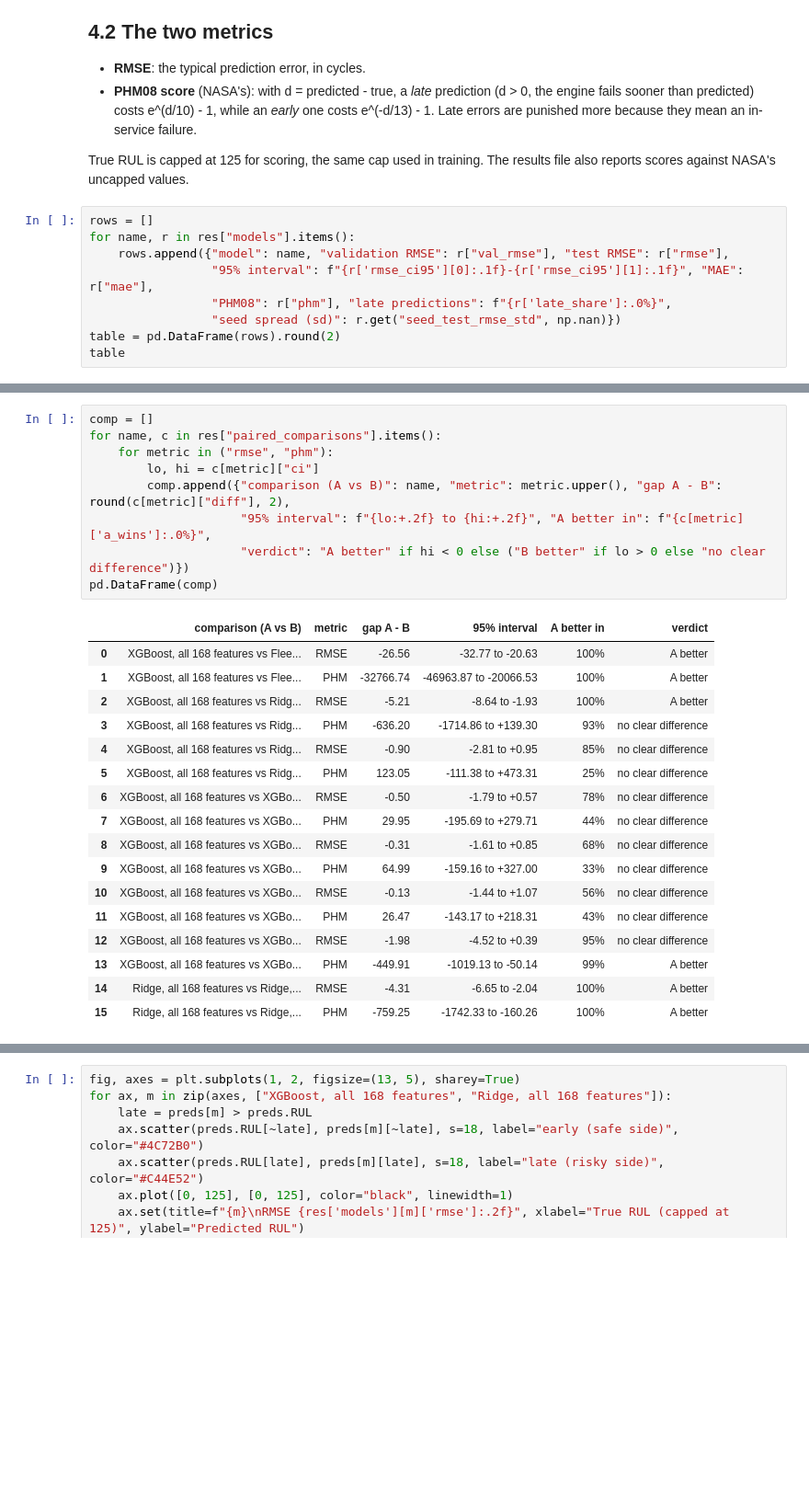
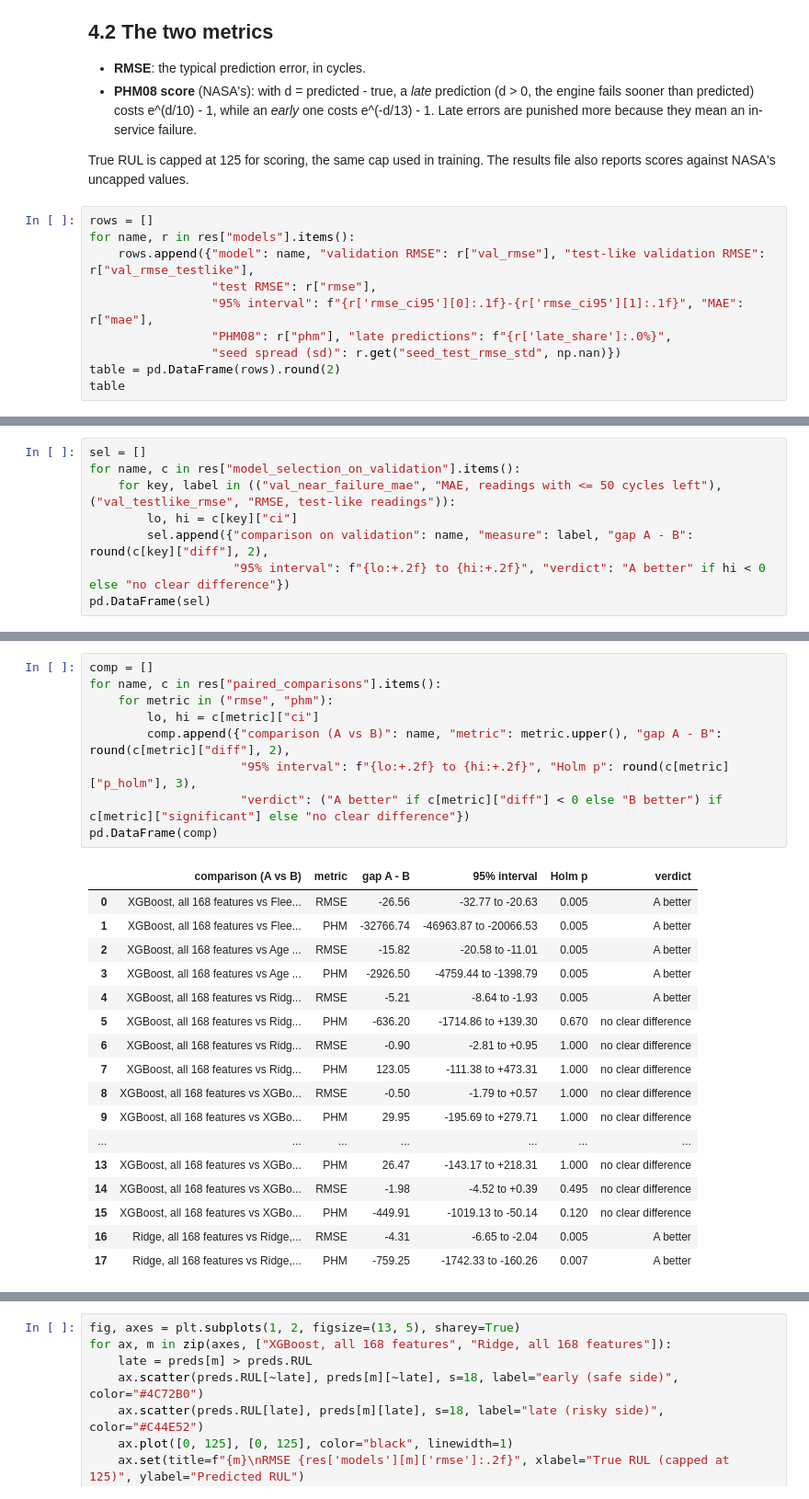
Before and after one commit to krishna6116/Predictive-Maintenance-OEE, a Jupyter notebook: notebooks/04_baselines.ipynb, the cells around one changed output, grey strips where cells are left out. Shown at 92% size. Cells and saved outputs as stored; diff of their text form; blank space fills up the shorter version.

```diff
--- a/notebooks/04_baselines.ipynb
+++ b/notebooks/04_baselines.ipynb
@@ -40,7 +40,8 @@ True RUL is capped at 125 for scoring, the same cap used in training. The result
 # %%
 rows = []
 for name, r in res["models"].items():
-    rows.append({"model": name, "validation RMSE": r["val_rmse"], "test RMSE": r["rmse"],
+    rows.append({"model": name, "validation RMSE": r["val_rmse"], "test-like validation RMSE": r["val_rmse_testlike"],
+                 "test RMSE": r["rmse"],
                  "95% interval": f"{r['rmse_ci95'][0]:.1f}-{r['rmse_ci95'][1]:.1f}", "MAE": r["mae"],
                  "PHM08": r["phm"], "late predictions": f"{r['late_share']:.0%}",
                  "seed spread (sd)": r.get("seed_test_rmse_std", np.nan)})
@@ -68,0 +81,8 @@ fig.savefig(FIG / "fd001_baselines_rmse.png", dpi=150, bbox_inches="tight")
+# %%
+sel = []
+for name, c in res["model_selection_on_validation"].items():
+    for key, label in (("val_near_failure_mae", "MAE, readings with <= 50 cycles left"), ("val_testlike_rmse", "RMSE, test-like readings")):
+        lo, hi = c[key]["ci"]
+        sel.append({"comparison on validation": name, "measure": label, "gap A - B": round(c[key]["diff"], 2),
+                    "95% interval": f"{lo:+.2f} to {hi:+.2f}", "verdict": "A better" if hi < 0 else "no clear difference"})
+pd.DataFrame(sel)
@@ -75,28 +103,28 @@ fig.savefig(FIG / "fd001_baselines_rmse.png", dpi=150, bbox_inches="tight")
 # %%
 comp = []
 for name, c in res["paired_comparisons"].items():
     for metric in ("rmse", "phm"):
         lo, hi = c[metric]["ci"]
         comp.append({"comparison (A vs B)": name, "metric": metric.upper(), "gap A - B": round(c[metric]["diff"], 2),
-                     "95% interval": f"{lo:+.2f} to {hi:+.2f}", "A better in": f"{c[metric]['a_wins']:.0%}",
-                     "verdict": "A better" if hi < 0 else ("B better" if lo > 0 else "no clear difference")})
+                     "95% interval": f"{lo:+.2f} to {hi:+.2f}", "Holm p": round(c[metric]["p_holm"], 3),
+                     "verdict": ("A better" if c[metric]["diff"] < 0 else "B better") if c[metric]["significant"] else "no clear difference"})
 pd.DataFrame(comp)
 # %% [output]
-|  | comparison (A vs B) | metric | gap A - B | 95% interval | A better in | verdict |
-| 0 | XGBoost, all 168 features vs Flee... | RMSE | -26.56 | -32.77 to -20.63 | 100% | A better |
-| 1 | XGBoost, all 168 features vs Flee... | PHM | -32766.74 | -46963.87 to -20066.53 | 100% | A better |
-| 2 | XGBoost, all 168 features vs Ridg... | RMSE | -5.21 | -8.64 to -1.93 | 100% | A better |
-| 3 | XGBoost, all 168 features vs Ridg... | PHM | -636.20 | -1714.86 to +139.30 | 93% | no clear difference |
-| 4 | XGBoost, all 168 features vs Ridg... | RMSE | -0.90 | -2.81 to +0.95 | 85% | no clear difference |
-| 5 | XGBoost, all 168 features vs Ridg... | PHM | 123.05 | -111.38 to +473.31 | 25% | no clear difference |
-| 6 | XGBoost, all 168 features vs XGBo... | RMSE | -0.50 | -1.79 to +0.57 | 78% | no clear difference |
-| 7 | XGBoost, all 168 features vs XGBo... | PHM | 29.95 | -195.69 to +279.71 | 44% | no clear difference |
-| 8 | XGBoost, all 168 features vs XGBo... | RMSE | -0.31 | -1.61 to +0.85 | 68% | no clear difference |
-| 9 | XGBoost, all 168 features vs XGBo... | PHM | 64.99 | -159.16 to +327.00 | 33% | no clear difference |
-| 10 | XGBoost, all 168 features vs XGBo... | RMSE | -0.13 | -1.44 to +1.07 | 56% | no clear difference |
-| 11 | XGBoost, all 168 features vs XGBo... | PHM | 26.47 | -143.17 to +218.31 | 43% | no clear difference |
-| 12 | XGBoost, all 168 features vs XGBo... | RMSE | -1.98 | -4.52 to +0.39 | 95% | no clear difference |
-| 13 | XGBoost, all 168 features vs XGBo... | PHM | -449.91 | -1019.13 to -50.14 | 99% | A better |
-| 14 | Ridge, all 168 features vs Ridge,... | RMSE | -4.31 | -6.65 to -2.04 | 100% | A better |
-| 15 | Ridge, all 168 features vs Ridge,... | PHM | -759.25 | -1742.33 to -160.26 | 100% | A better |
+|  | comparison (A vs B) | metric | gap A - B | 95% interval | Holm p | verdict |
+| 0 | XGBoost, all 168 features vs Flee... | RMSE | -26.56 | -32.77 to -20.63 | 0.005 | A better |
+| 1 | XGBoost, all 168 features vs Flee... | PHM | -32766.74 | -46963.87 to -20066.53 | 0.005 | A better |
+| 2 | XGBoost, all 168 features vs Age ... | RMSE | -15.82 | -20.58 to -11.01 | 0.005 | A better |
+| 3 | XGBoost, all 168 features vs Age ... | PHM | -2926.50 | -4759.44 to -1398.79 | 0.005 | A better |
+| 4 | XGBoost, all 168 features vs Ridg... | RMSE | -5.21 | -8.64 to -1.93 | 0.005 | A better |
+| 5 | XGBoost, all 168 features vs Ridg... | PHM | -636.20 | -1714.86 to +139.30 | 0.670 | no clear difference |
+| 6 | XGBoost, all 168 features vs Ridg... | RMSE | -0.90 | -2.81 to +0.95 | 1.000 | no clear difference |
+| 7 | XGBoost, all 168 features vs Ridg... | PHM | 123.05 | -111.38 to +473.31 | 1.000 | no clear difference |
+| 8 | XGBoost, all 168 features vs XGBo... | RMSE | -0.50 | -1.79 to +0.57 | 1.000 | no clear difference |
+| 9 | XGBoost, all 168 features vs XGBo... | PHM | 29.95 | -195.69 to +279.71 | 1.000 | no clear difference |
+| ... | ... | ... | ... | ... | ... | ... |
+| 13 | XGBoost, all 168 features vs XGBo... | PHM | 26.47 | -143.17 to +218.31 | 1.000 | no clear difference |
+| 14 | XGBoost, all 168 features vs XGBo... | RMSE | -1.98 | -4.52 to +0.39 | 0.495 | no clear difference |
+| 15 | XGBoost, all 168 features vs XGBo... | PHM | -449.91 | -1019.13 to -50.14 | 0.120 | no clear difference |
+| 16 | Ridge, all 168 features vs Ridge,... | RMSE | -4.31 | -6.65 to -2.04 | 0.005 | A better |
+| 17 | Ridge, all 168 features vs Ridge,... | PHM | -759.25 | -1742.33 to -160.26 | 0.007 | A better |
 # %% [markdown]
```
Also changed, not shown: parts of 10 cells of this notebook, 18 other files.
